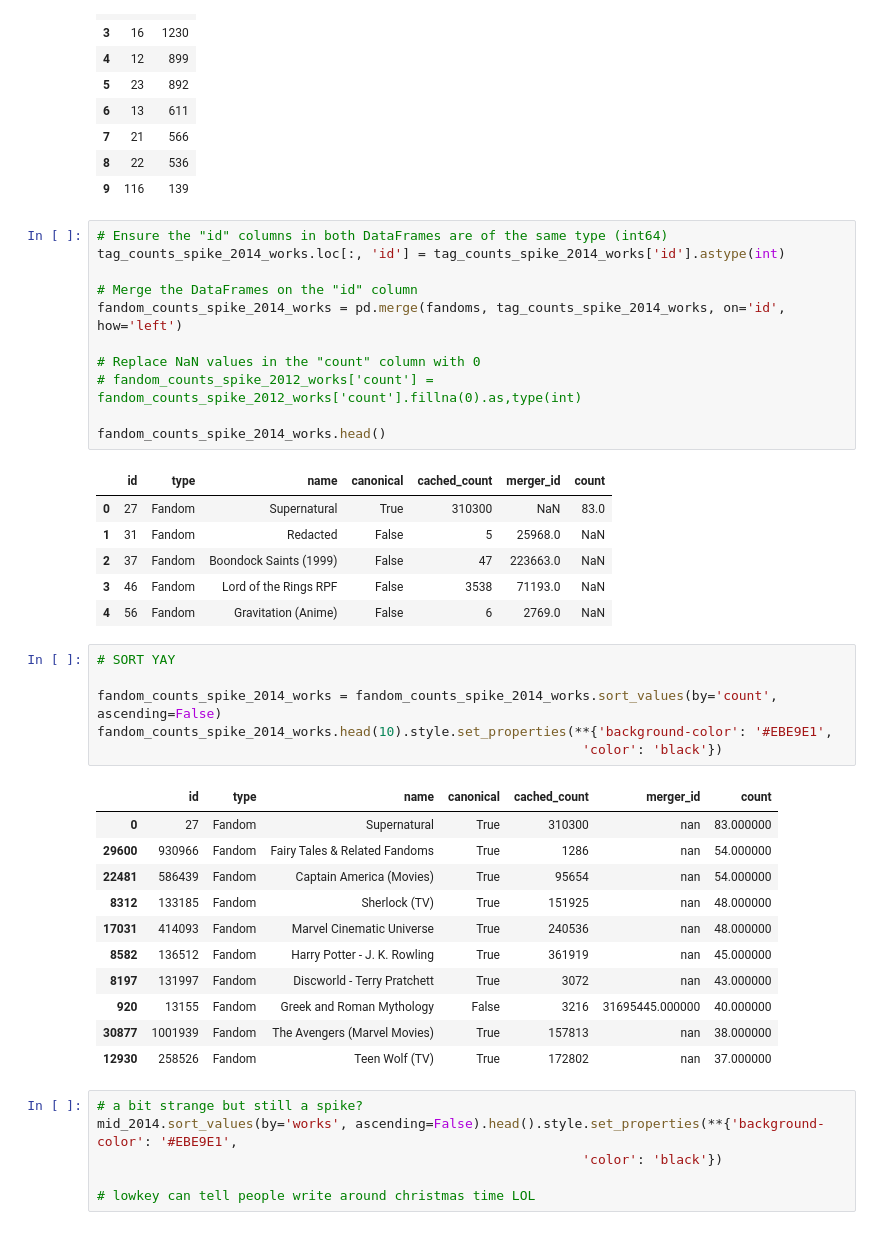
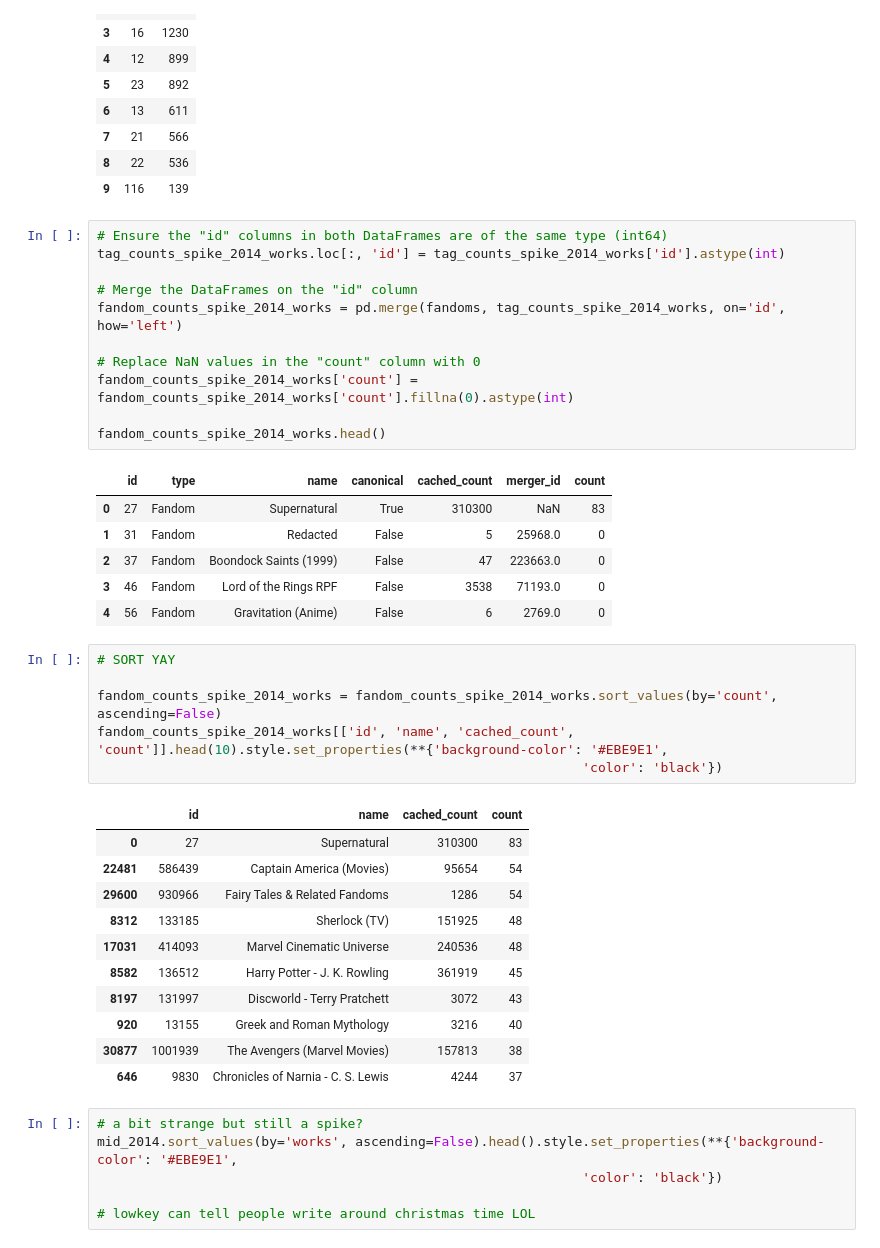
Before and after one commit to joelleneyap/fandomstudies, a Jupyter notebook: fic_spikes.ipynb, the cells around one changed output. Drawn from its saved outputs; the diff is of its cells as text.

Commit message:
table styles again

```diff
--- a/fic_spikes.ipynb
+++ b/fic_spikes.ipynb
@@ -338,34 +338,34 @@ tag_counts_spike_2014_works.loc[:, 'id'] = tag_counts_spike_2014_works['id'].ast
 fandom_counts_spike_2014_works = pd.merge(fandoms, tag_counts_spike_2014_works, on='id', how='left')
 
 # Replace NaN values in the "count" column with 0
-# fandom_counts_spike_2012_works['count'] = fandom_counts_spike_2012_works['count'].fillna(0).as,type(int)
+fandom_counts_spike_2014_works['count'] = fandom_counts_spike_2014_works['count'].fillna(0).astype(int)
 
 fandom_counts_spike_2014_works.head()
 # %% [output]
 |  | id | type | name | canonical | cached_count | merger_id | count |
-| 0 | 27 | Fandom | Supernatural | True | 310300 | NaN | 83.0 |
-| 1 | 31 | Fandom | Redacted | False | 5 | 25968.0 | NaN |
-| 2 | 37 | Fandom | Boondock Saints (1999) | False | 47 | 223663.0 | NaN |
-| 3 | 46 | Fandom | Lord of the Rings RPF | False | 3538 | 71193.0 | NaN |
-| 4 | 56 | Fandom | Gravitation (Anime) | False | 6 | 2769.0 | NaN |
+| 0 | 27 | Fandom | Supernatural | True | 310300 | NaN | 83 |
+| 1 | 31 | Fandom | Redacted | False | 5 | 25968.0 | 0 |
+| 2 | 37 | Fandom | Boondock Saints (1999) | False | 47 | 223663.0 | 0 |
+| 3 | 46 | Fandom | Lord of the Rings RPF | False | 3538 | 71193.0 | 0 |
+| 4 | 56 | Fandom | Gravitation (Anime) | False | 6 | 2769.0 | 0 |
 # %%
 # SORT YAY
 
 fandom_counts_spike_2014_works = fandom_counts_spike_2014_works.sort_values(by='count', ascending=False)
-fandom_counts_spike_2014_works.head(10).style.set_properties(**{'background-color': '#EBE9E1',
+fandom_counts_spike_2014_works[['id', 'name', 'cached_count', 'count']].head(10).style.set_properties(**{'background-color': '#EBE9E1',
                                                               'color': 'black'})
 # %% [output]
-|  | id | type | name | canonical | cached_count | merger_id | count |
-| 0 | 27 | Fandom | Supernatural | True | 310300 | nan | 83.000000 |
-| 29600 | 930966 | Fandom | Fairy Tales & Related Fandoms | True | 1286 | nan | 54.000000 |
-| 22481 | 586439 | Fandom | Captain America (Movies) | True | 95654 | nan | 54.000000 |
-| 8312 | 133185 | Fandom | Sherlock (TV) | True | 151925 | nan | 48.000000 |
-| 17031 | 414093 | Fandom | Marvel Cinematic Universe | True | 240536 | nan | 48.000000 |
-| 8582 | 136512 | Fandom | Harry Potter - J. K. Rowling | True | 361919 | nan | 45.000000 |
-| 8197 | 131997 | Fandom | Discworld - Terry Pratchett | True | 3072 | nan | 43.000000 |
-| 920 | 13155 | Fandom | Greek and Roman Mythology | False | 3216 | 31695445.000000 | 40.000000 |
-| 30877 | 1001939 | Fandom | The Avengers (Marvel Movies) | True | 157813 | nan | 38.000000 |
-| 12930 | 258526 | Fandom | Teen Wolf (TV) | True | 172802 | nan | 37.000000 |
+|  | id | name | cached_count | count |
+| 0 | 27 | Supernatural | 310300 | 83 |
+| 22481 | 586439 | Captain America (Movies) | 95654 | 54 |
+| 29600 | 930966 | Fairy Tales & Related Fandoms | 1286 | 54 |
+| 8312 | 133185 | Sherlock (TV) | 151925 | 48 |
+| 17031 | 414093 | Marvel Cinematic Universe | 240536 | 48 |
+| 8582 | 136512 | Harry Potter - J. K. Rowling | 361919 | 45 |
+| 8197 | 131997 | Discworld - Terry Pratchett | 3072 | 43 |
+| 920 | 13155 | Greek and Roman Mythology | 3216 | 40 |
+| 30877 | 1001939 | The Avengers (Marvel Movies) | 157813 | 38 |
+| 646 | 9830 | Chronicles of Narnia - C. S. Lewis | 4244 | 37 |
 # %%
 # a bit strange but still a spike?
 mid_2014.sort_values(by='works', ascending=False).head().style.set_properties(**{'background-color': '#EBE9E1',
```
Also changed, not shown: parts of 4 cells of this notebook.
